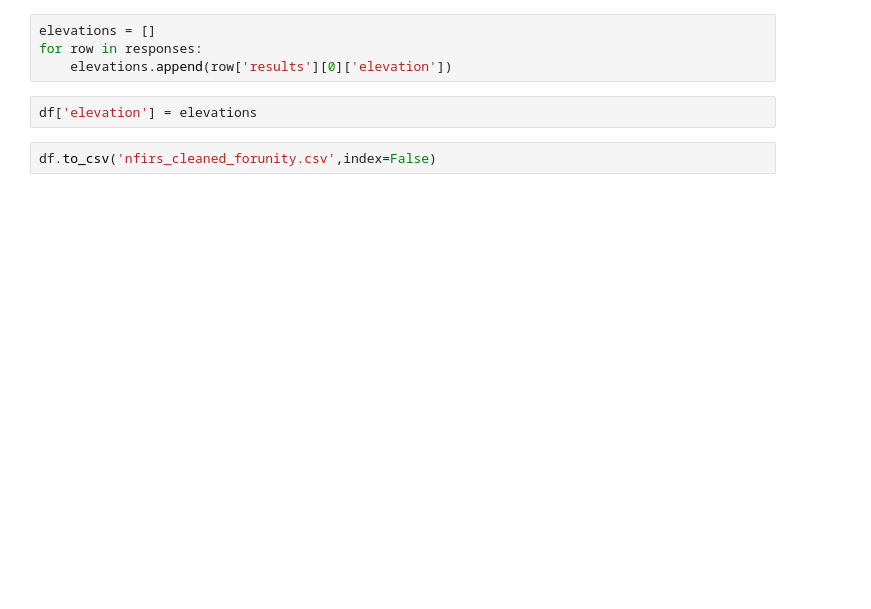
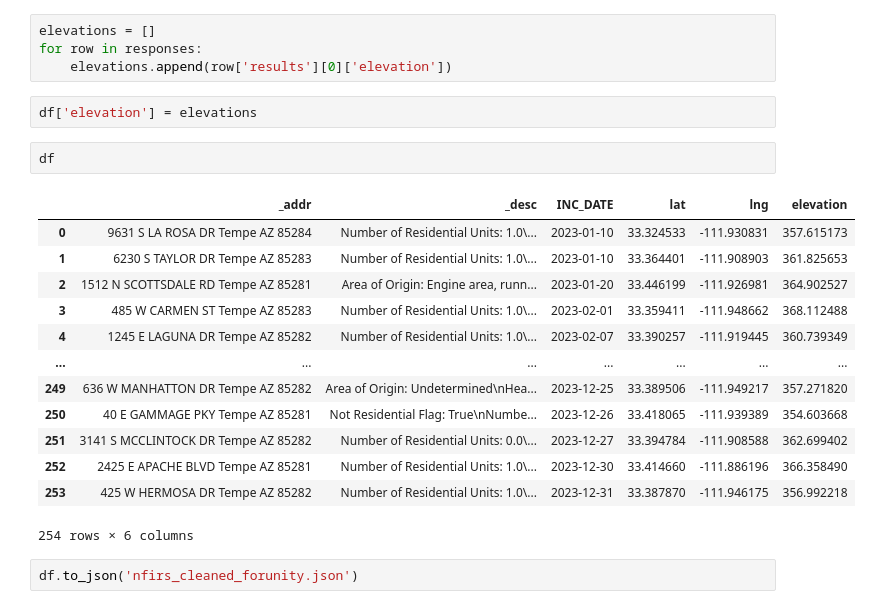
Before and after one commit to alexvng/nfirs-unity-visualization, a Jupyter notebook: .nfirs_data/geocode.ipynb, the cells around one changed output. Drawn from its saved outputs; the diff is of its cells as text; blank space fills up the shorter version.

```diff
--- a/.nfirs_data/geocode.ipynb
+++ b/.nfirs_data/geocode.ipynb
@@ -92,5 +92,21 @@ for row in responses:
     elevations.append(row['results'][0]['elevation'])
 # %%
 df['elevation'] = elevations
-# %%
-df.to_csv('nfirs_cleaned_forunity.csv',index=False)
+# %%
+df
+# %% [output]
+|  | _addr | _desc | INC_DATE | lat | lng | elevation |
+| 0 | 9631 S LA ROSA DR Tempe AZ 85284 | Number of Residential Units: 1.0\... | 2023-01-10 | 33.324533 | -111.930831 | 357.615173 |
+| 1 | 6230 S TAYLOR DR Tempe AZ 85283 | Number of Residential Units: 1.0\... | 2023-01-10 | 33.364401 | -111.908903 | 361.825653 |
+| 2 | 1512 N SCOTTSDALE RD Tempe AZ 85281 | Area of Origin: Engine area, runn... | 2023-01-20 | 33.446199 | -111.926981 | 364.902527 |
+| 3 | 485 W CARMEN ST Tempe AZ 85283 | Number of Residential Units: 1.0\... | 2023-02-01 | 33.359411 | -111.948662 | 368.112488 |
+| 4 | 1245 E LAGUNA DR Tempe AZ 85282 | Number of Residential Units: 1.0\... | 2023-02-07 | 33.390257 | -111.919445 | 360.739349 |
+| ... | ... | ... | ... | ... | ... | ... |
+| 249 | 636 W MANHATTON DR Tempe AZ 85282 | Area of Origin: Undetermined\nHea... | 2023-12-25 | 33.389506 | -111.949217 | 357.271820 |
+| 250 | 40 E GAMMAGE PKY Tempe AZ 85281 | Not Residential Flag: True\nNumbe... | 2023-12-26 | 33.418065 | -111.939389 | 354.603668 |
+| 251 | 3141 S MCCLINTOCK DR Tempe AZ 85282 | Number of Residential Units: 0.0\... | 2023-12-27 | 33.394784 | -111.908588 | 362.699402 |
+| 252 | 2425 E APACHE BLVD Tempe AZ 85281 | Number of Residential Units: 1.0\... | 2023-12-30 | 33.414660 | -111.886196 | 366.358490 |
+| 253 | 425 W HERMOSA DR Tempe AZ 85282 | Number of Residential Units: 1.0\... | 2023-12-31 | 33.387870 | -111.946175 | 356.992218 |
+254 rows × 6 columns
+# %%
+df.to_json('nfirs_cleaned_forunity.json')
```
Also changed, not shown: 9 other files.
